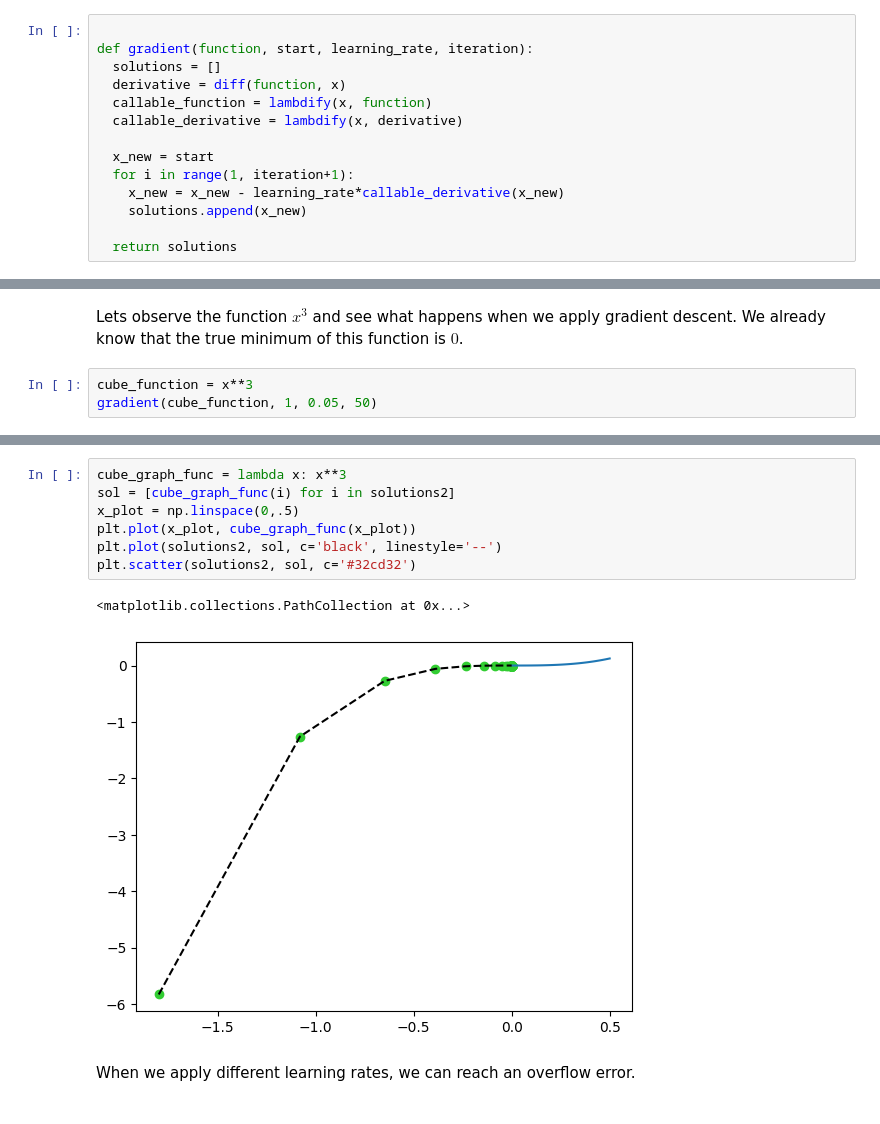
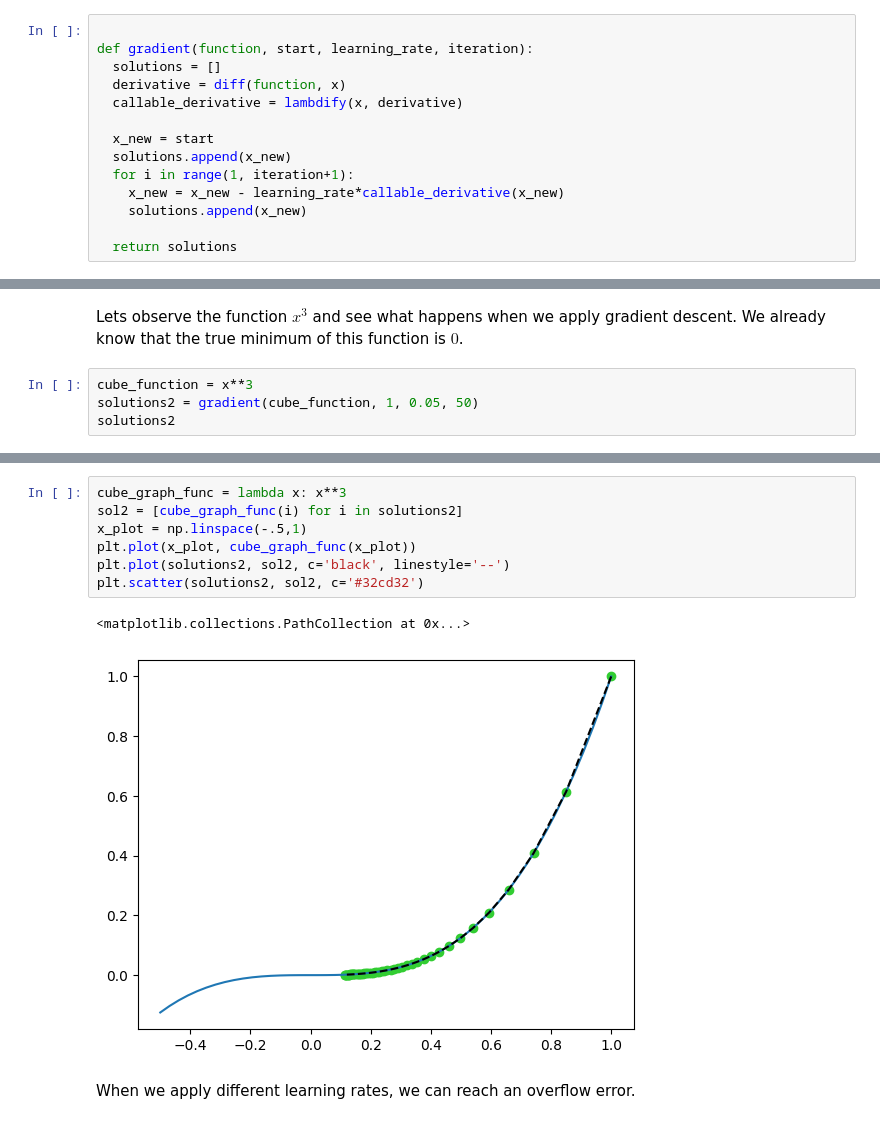
Before and after one commit to yemioz/Gradient-Descent, a Jupyter notebook: Gradient.ipynb, the cells around one changed output, grey strips where cells are left out. Drawn from its saved outputs; the diff is of its cells as text.

```diff
--- a/Gradient.ipynb
+++ b/Gradient.ipynb
@@ -37,10 +37,10 @@ function = x**2
 def gradient(function, start, learning_rate, iteration):
   solutions = []
   derivative = diff(function, x)
-  callable_function = lambdify(x, function)
   callable_derivative = lambdify(x, derivative)
 
   x_new = start
+  solutions.append(x_new)
   for i in range(1, iteration+1):
     x_new = x_new - learning_rate*callable_derivative(x_new)
     solutions.append(x_new)
@@ -95,5 +114,6 @@ solutions2 = gradient(function, -3, 0.2, 100)
 Lets observe the function $x^3$ and see what happens when we apply gradient descent. We already know that the true minimum of this function is $0$.
 # %%
 cube_function = x**3
-gradient(cube_function, 1, 0.05, 50)
+solutions2 = gradient(cube_function, 1, 0.05, 50)
+solutions2
 # %% [output]
@@ -116,14 +136,14 @@ gradient(cube_function, 1, 0.05, 50)
  0.1131454974564117]
 # %%
 cube_graph_func = lambda x: x**3
-sol = [cube_graph_func(i) for i in solutions2]
-x_plot = np.linspace(0,.5)
+sol2 = [cube_graph_func(i) for i in solutions2]
+x_plot = np.linspace(-.5,1)
 plt.plot(x_plot, cube_graph_func(x_plot))
-plt.plot(solutions2, sol, c='black', linestyle='--')
-plt.scatter(solutions2, sol, c='#32cd32')
+plt.plot(solutions2, sol2, c='black', linestyle='--')
+plt.scatter(solutions2, sol2, c='#32cd32')
 # %% [output]
 <matplotlib.collections.PathCollection at 0x...>
-[figure, old version]
+[figure, new version]
 # %% [markdown]
 When we apply different learning rates, we can reach an overflow error.
 # %% [markdown]
```
Also changed, not shown: parts of 13 cells of this notebook.
